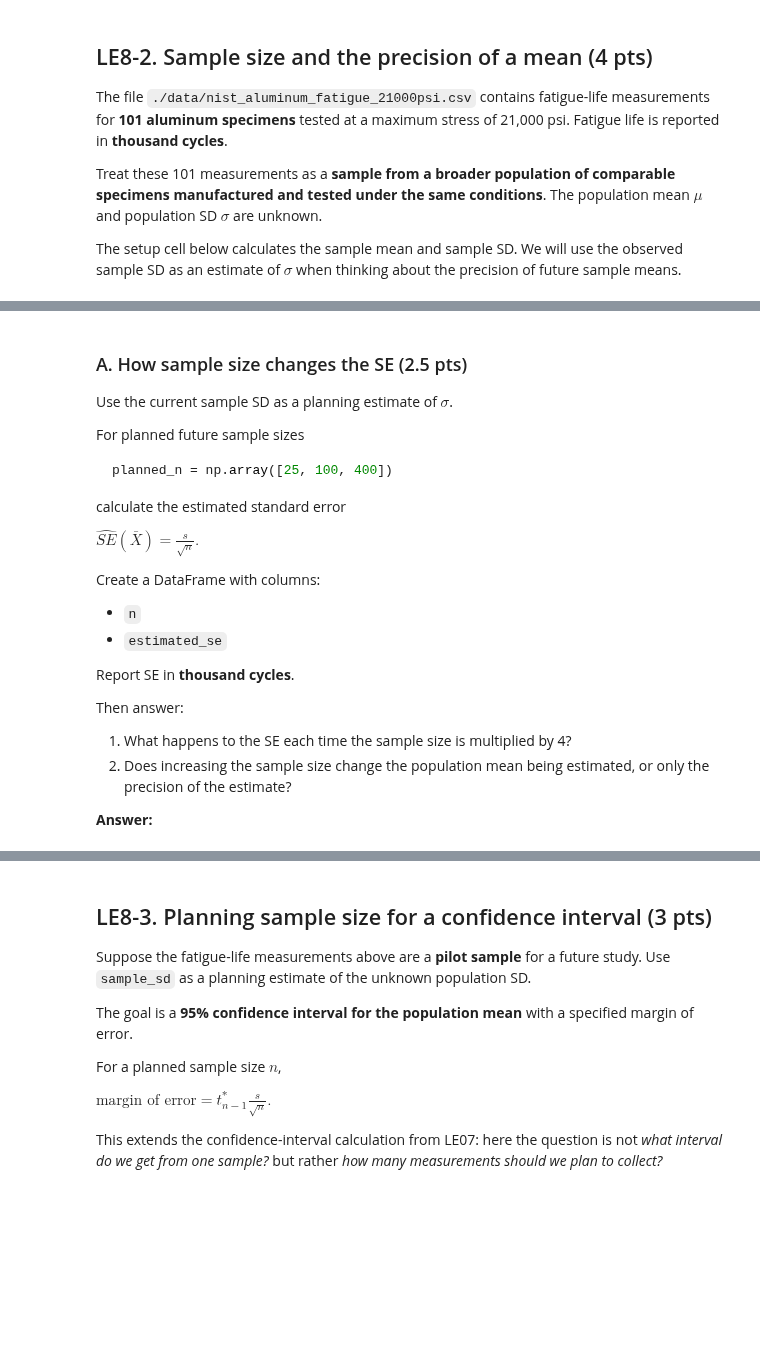
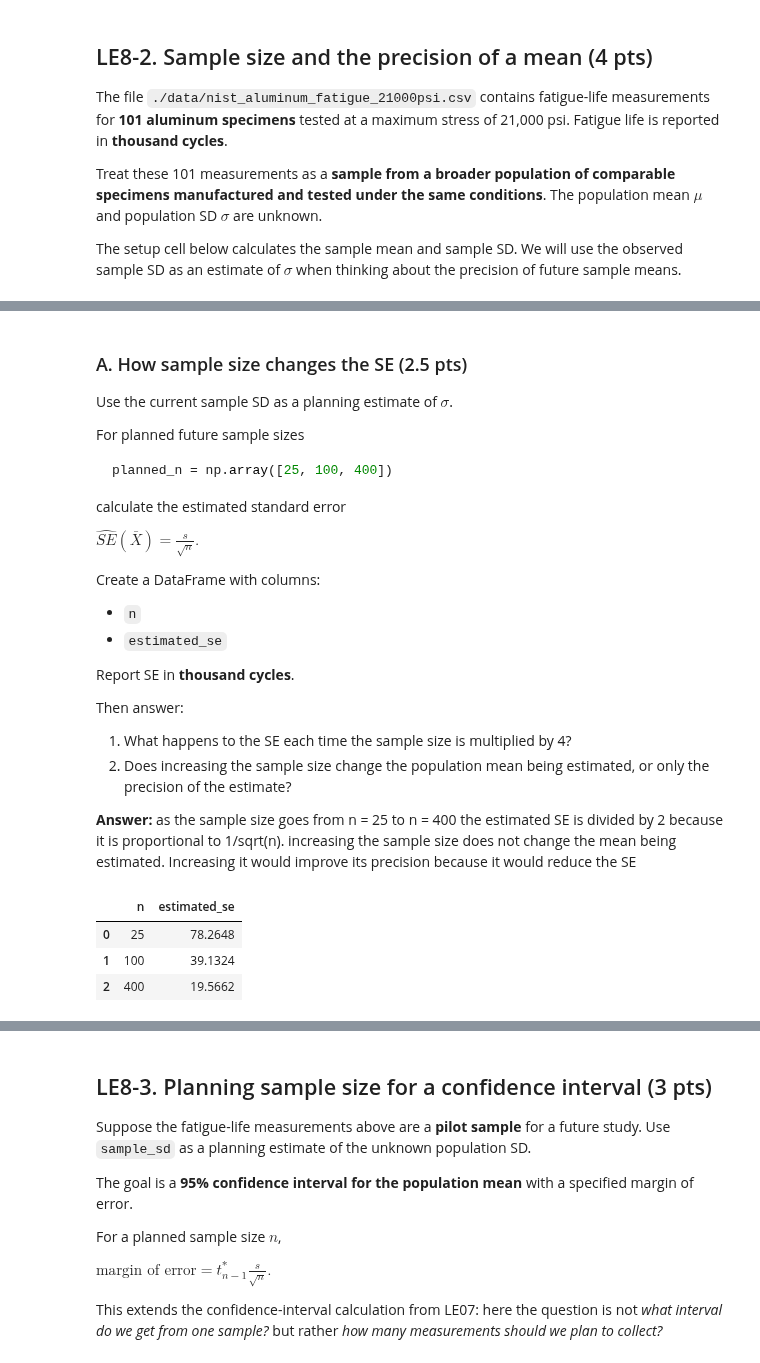
Before and after one commit to mda90-manny/26f-engr1451-2451, a Jupyter notebook: 1-assignments/LE08/LE08.ipynb, the cells around one changed output, grey strips where cells are left out. Drawn from its saved outputs; the diff is of its cells as text; code cells hidden in the pictures; blank space fills up the shorter version.

```diff
--- a/1-assignments/LE08/LE08.ipynb
+++ b/1-assignments/LE08/LE08.ipynb
@@ -92,13 +110,26 @@ Then answer:
 2. Does increasing the sample size change the population mean being estimated, or only the precision of the estimate?
 
 **Answer:**
+as the sample size goes from n = 25 to n = 400 the estimated SE is divided by 2 because it is proportional to 1/sqrt(n). increasing the sample size does not change the mean being estimated. Increasing it would improve its precision because it would reduce the SE
 # %%
 planned_n = np.array([25, 100, 400])
 
 # Calculate the estimated SE for each planned sample size.
 # Create and display a DataFrame with columns n and estimated_se.
 
 # Your code here
+estimated_se = sample_sd/np.sqrt(planned_n)
+
+table = pd.DataFrame({
+    "n": planned_n,
+    "estimated_se": estimated_se
+})
+display(table)
+# %% [output]
+|  | n | estimated_se |
+| 0 | 25 | 78.2648 |
+| 1 | 100 | 39.1324 |
+| 2 | 400 | 19.5662 |
 # %% [markdown]
 ### B. Normal approximation for a future sample mean (1.5 pts)
 
```
Also changed, not shown: parts of 9 cells of this notebook, 1 other file.
